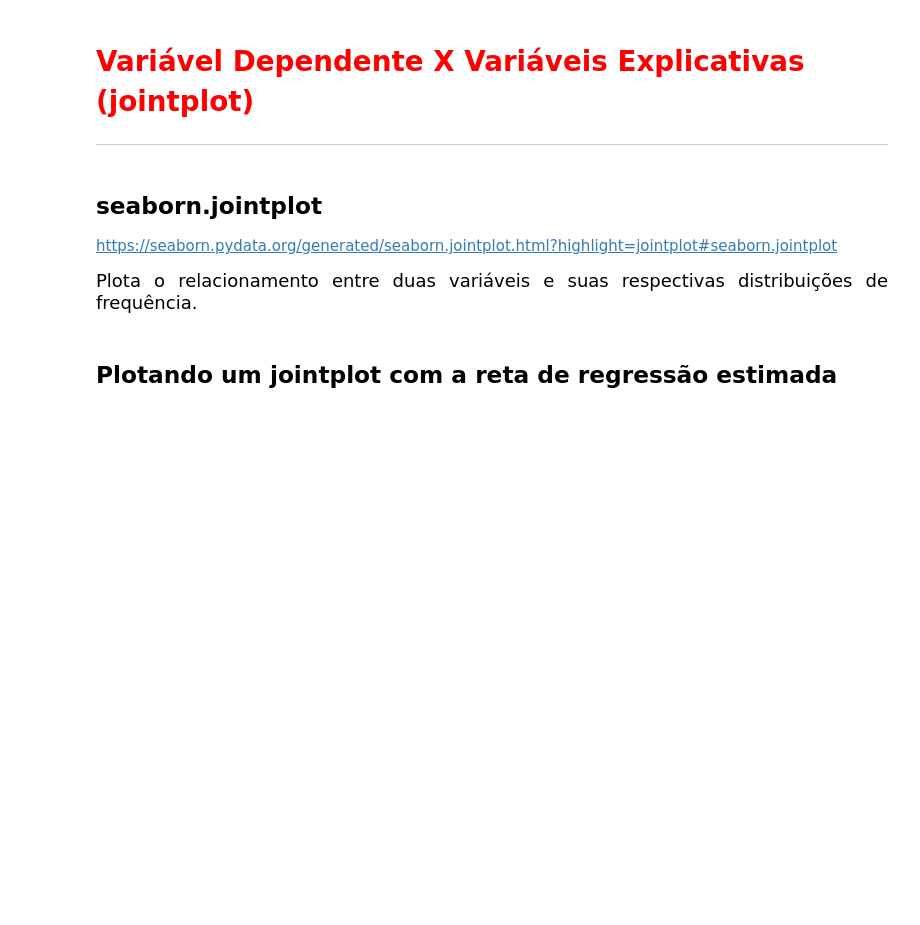
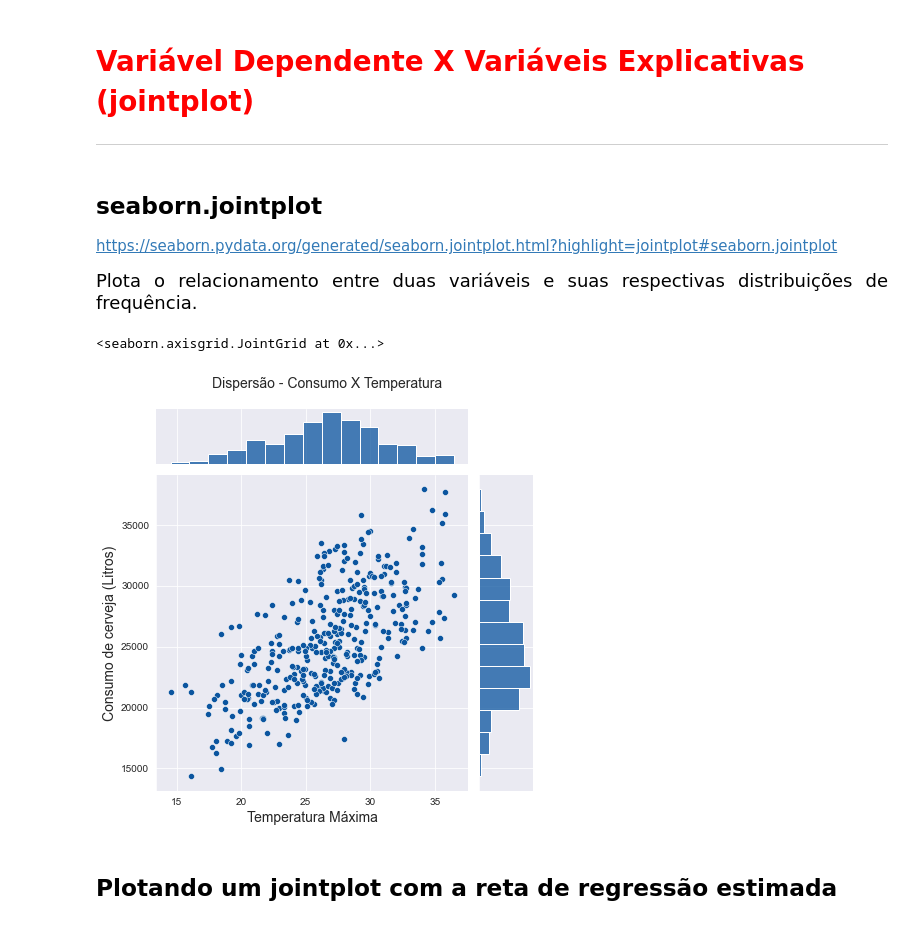
Before and after one commit to Mathtzt/data-science, a Jupyter notebook: aprendizado/regressao linear/Projeto/Regressão Linear.ipynb, the cells around one changed output. Saved outputs shown, nothing was run; the diff lists cells and outputs as text; code cells hidden in the pictures; blank space fills up the shorter version.

Commit message:
Outras formas de representação: jointplot e lmplot

```diff
--- a/aprendizado/regressao linear/Projeto/Regressão Linear.ipynb
+++ b/aprendizado/regressao linear/Projeto/Regressão Linear.ipynb
@@ -251,5 +251,13 @@ ax
 https://seaborn.pydata.org/generated/seaborn.jointplot.html?highlight=jointplot#seaborn.jointplot
 
 <p style='font-size: 18px; line-height: 2; margin: 10px 50px; text-align: justify;'>Plota o relacionamento entre duas variáveis e suas respectivas distribuições de frequência.</p>
+# %%
+ax = sns.jointplot(data = dados, x = 'temp_max', y = 'consumo')
+ax.fig.suptitle('Dispersão - Consumo X Temperatura', fontsize = 14, y = 1.05)
+ax.set_axis_labels('Temperatura Máxima', 'Consumo de cerveja (Litros)', fontsize = 14)
+ax
+# %% [output]
+<seaborn.axisgrid.JointGrid at 0x...>
+[figure, added]
 # %% [markdown]
 ## Plotando um jointplot com a reta de regressão estimada
```
Also changed, not shown: parts of 4 cells of this notebook.
